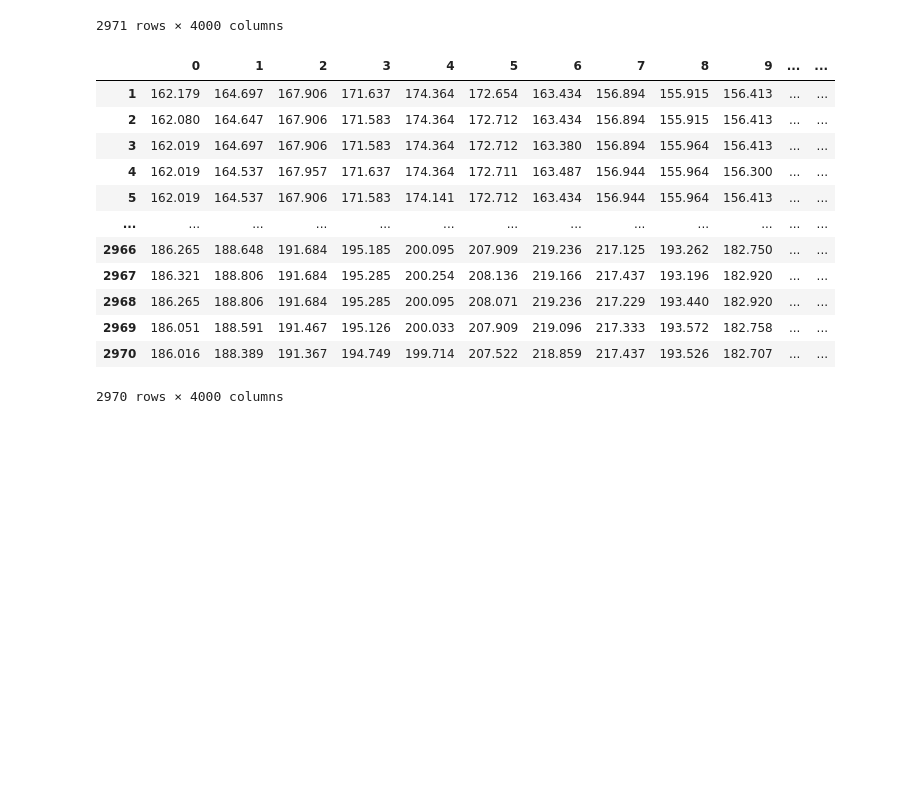
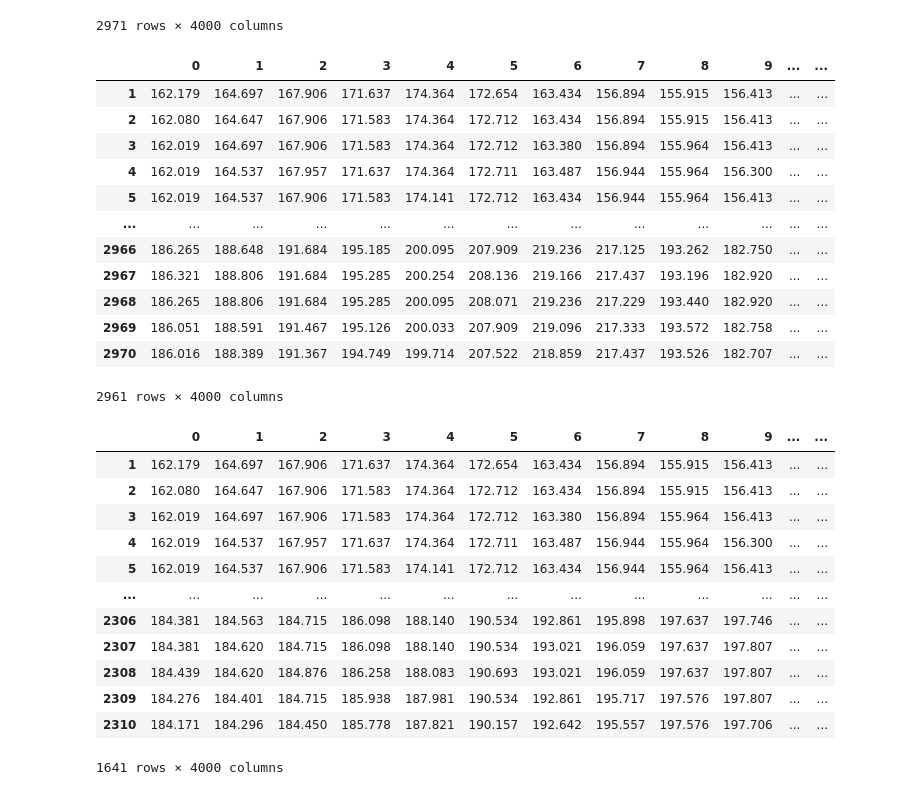
Before and after one commit to AlxDev-hub/Deteccao-de-anomalia-utilizando-RegressaoLogistica, a Jupyter notebook: Aplicacao_RL_PZT.ipynb, the cells around one changed output. Drawn from its saved outputs; the diff is of its cells as text; code cells hidden in the pictures; blank space fills up the shorter version.

```diff
--- a/Aplicacao_RL_PZT.ipynb
+++ b/Aplicacao_RL_PZT.ipynb
@@ -45,10 +45,10 @@ display(data)
 | 2970 | 186.016 | 188.389 | 191.367 | 194.749 | 199.714 | 207.522 | 218.859 | 217.437 | 193.526 | 182.707 | ... | ... |
 2971 rows × 4000 columns
 # %%
-#Tratamento do dataset - Remover linha da frequencia "0"
-X_train = data.drop(0, axis=0)
+#Tratamento do dataset - Remover linha da frequencia e ruido
+dataset_final = data.drop([0, 1981, 1982, 1983, 1984, 1985, 1986, 1987, 1988, 1989], axis=0)
 
-display(X_train)
+display(dataset_final)
 # %% [output]
 |  | 0 | 1 | 2 | 3 | 4 | 5 | 6 | 7 | 8 | 9 | ... | ... |
 | 1 | 162.179 | 164.697 | 167.906 | 171.637 | 174.364 | 172.654 | 163.434 | 156.894 | 155.915 | 156.413 | ... | ... |
@@ -62,7 +62,32 @@ display(X_train)
 | 2968 | 186.265 | 188.806 | 191.684 | 195.285 | 200.095 | 208.071 | 219.236 | 217.229 | 193.440 | 182.920 | ... | ... |
 | 2969 | 186.051 | 188.591 | 191.467 | 195.126 | 200.033 | 207.909 | 219.096 | 217.333 | 193.572 | 182.758 | ... | ... |
 | 2970 | 186.016 | 188.389 | 191.367 | 194.749 | 199.714 | 207.522 | 218.859 | 217.437 | 193.526 | 182.707 | ... | ... |
-2970 rows × 4000 columns
+2961 rows × 4000 columns
+# %%
+#Definindo dados de treinamento
+baseline = dataset_final.iloc[:330]
+dano2 = dataset_final.iloc[990:1320]
+dano3 = dataset_final.iloc[1320:1650]
+dano4 = dataset_final.iloc[1650:1980]
+dano5 = dataset_final.iloc[1980:2301]
+
+X_train = pd.concat([baseline, dano2, dano3, dano4, dano5])
+
+display(X_train)
+# %% [output]
+|  | 0 | 1 | 2 | 3 | 4 | 5 | 6 | 7 | 8 | 9 | ... | ... |
+| 1 | 162.179 | 164.697 | 167.906 | 171.637 | 174.364 | 172.654 | 163.434 | 156.894 | 155.915 | 156.413 | ... | ... |
+| 2 | 162.080 | 164.647 | 167.906 | 171.583 | 174.364 | 172.712 | 163.434 | 156.894 | 155.915 | 156.413 | ... | ... |
+| 3 | 162.019 | 164.697 | 167.906 | 171.583 | 174.364 | 172.712 | 163.380 | 156.894 | 155.964 | 156.413 | ... | ... |
+| 4 | 162.019 | 164.537 | 167.957 | 171.637 | 174.364 | 172.711 | 163.487 | 156.944 | 155.964 | 156.300 | ... | ... |
+| 5 | 162.019 | 164.537 | 167.906 | 171.583 | 174.141 | 172.712 | 163.434 | 156.944 | 155.964 | 156.413 | ... | ... |
+| ... | ... | ... | ... | ... | ... | ... | ... | ... | ... | ... | ... | ... |
+| 2306 | 184.381 | 184.563 | 184.715 | 186.098 | 188.140 | 190.534 | 192.861 | 195.898 | 197.637 | 197.746 | ... | ... |
+| 2307 | 184.381 | 184.620 | 184.715 | 186.098 | 188.140 | 190.534 | 193.021 | 196.059 | 197.637 | 197.807 | ... | ... |
+| 2308 | 184.439 | 184.620 | 184.876 | 186.258 | 188.083 | 190.693 | 193.021 | 196.059 | 197.637 | 197.807 | ... | ... |
+| 2309 | 184.276 | 184.401 | 184.715 | 185.938 | 187.981 | 190.534 | 192.861 | 195.717 | 197.576 | 197.807 | ... | ... |
+| 2310 | 184.171 | 184.296 | 184.450 | 185.778 | 187.821 | 190.157 | 192.642 | 195.557 | 197.576 | 197.706 | ... | ... |
+1641 rows × 4000 columns
 # %%
 #Definindo os rótulos
 y_train = []
```
Also changed, not shown: parts of 12 cells of this notebook.
